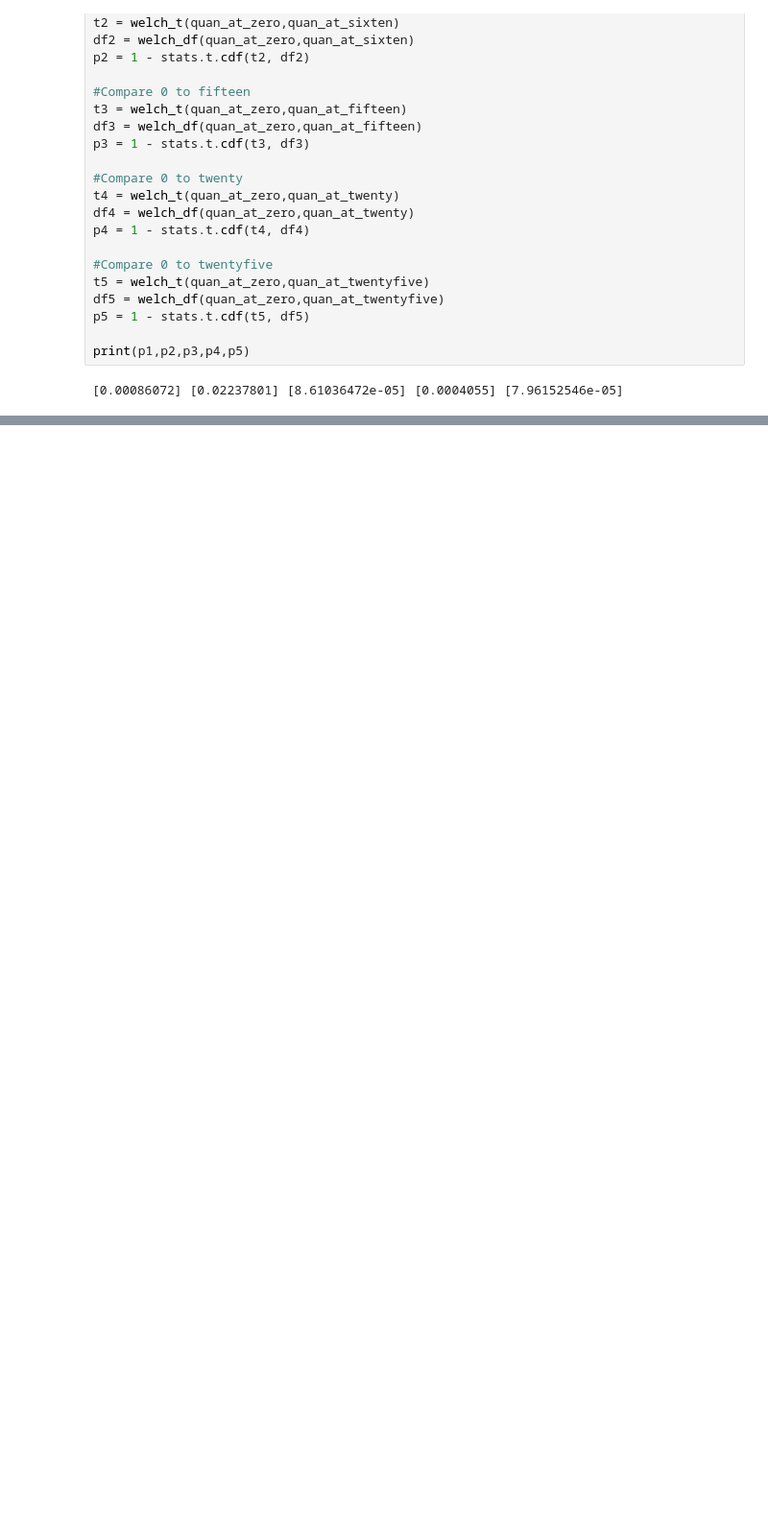
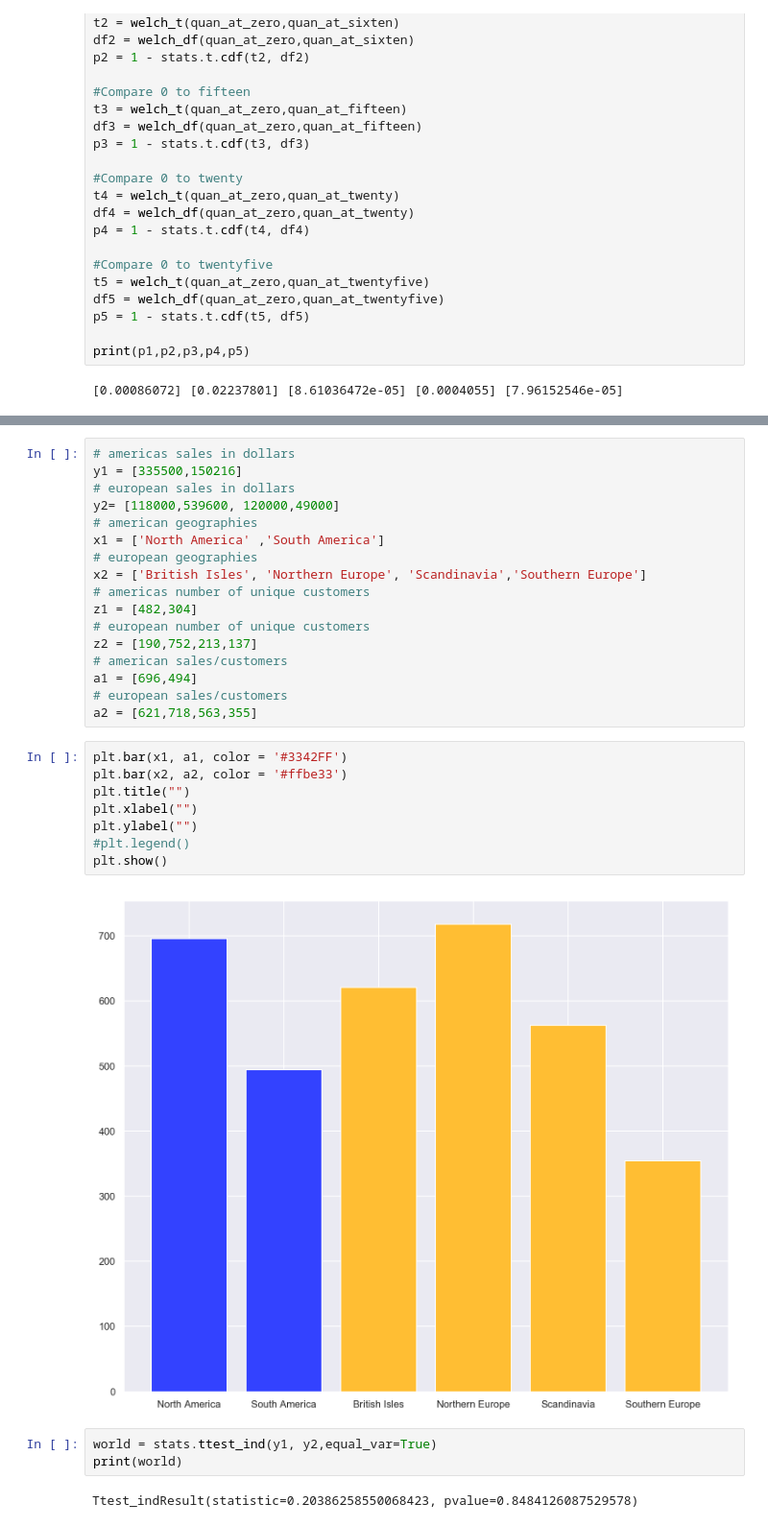
Before and after one commit to AnnikaNoren/dsc-mod-3-project-online-ds-pt-071519, a Jupyter notebook: Project.ipynb, the cells around one changed output, grey strips where cells are left out. Shown at 96% size. Saved outputs shown, nothing was run; the diff lists cells and outputs as text; blank space fills up the shorter version.

```diff
--- a/Project.ipynb
+++ b/Project.ipynb
@@ -682,0 +835,32 @@ print(p1,p2,p3,p4,p5)
+# %%
+# americas sales in dollars
+y1 = [335500,150216]
+# european sales in dollars
+y2= [118000,539600, 120000,49000]
+# american geographies
+x1 = ['North America' ,'South America']
+# european geographies
+x2 = ['British Isles', 'Northern Europe', 'Scandinavia','Southern Europe']
+# americas number of unique customers
+z1 = [482,304]
+# european number of unique customers
+z2 = [190,752,213,137]
+# american sales/customers
+a1 = [696,494]
+# european sales/customers
+a2 = [621,718,563,355]
+# %%
+plt.bar(x1, a1, color = '#3342FF')
+plt.bar(x2, a2, color = '#ffbe33')
+plt.title("")
+plt.xlabel("")
+plt.ylabel("")
+#plt.legend()
+plt.show()
+# %% [output]
+[figure, added]
+# %%
+world = stats.ttest_ind(y1, y2,equal_var=True)
+print(world)
+# %% [output]
+Ttest_indResult(statistic=0.20386258550068423, pvalue=0.8484126087529578)
```
Also changed, not shown: parts of 21 cells of this notebook.
